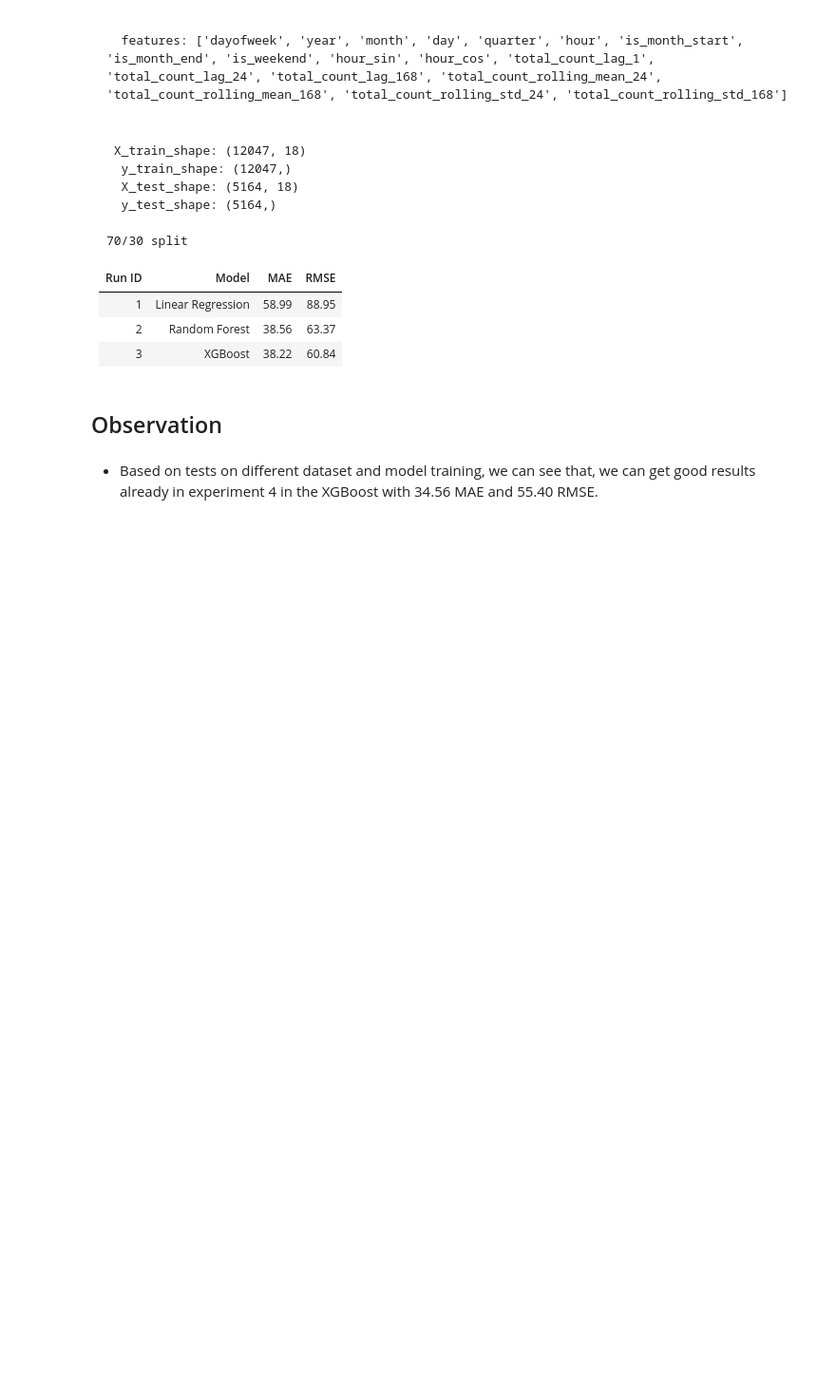
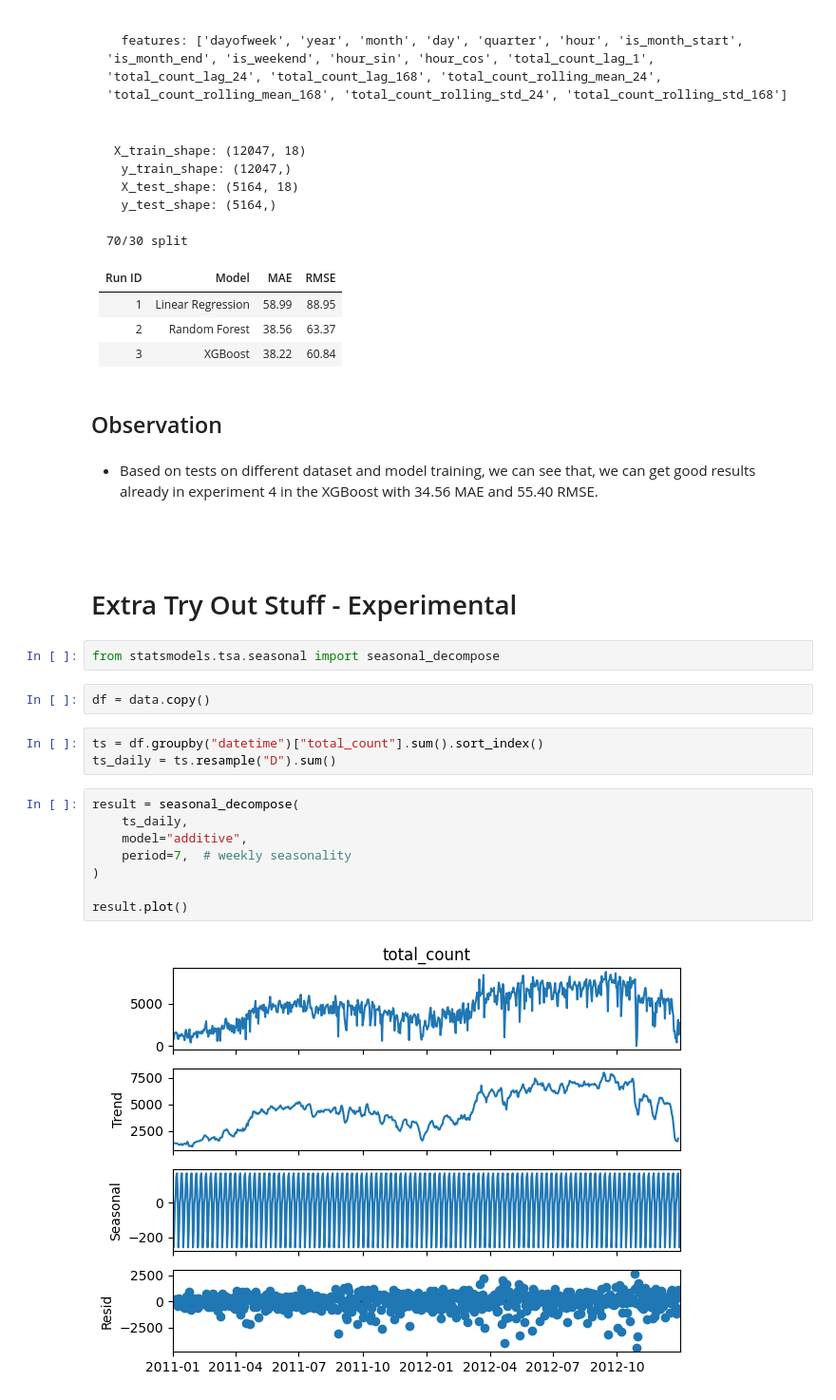
Before and after one commit to jayeshmanani/MLOps-Level3, a Jupyter notebook: week-3/eda.ipynb, the cells around one changed output. Shown at 95% size. Saved outputs shown, nothing was run; the diff lists cells and outputs as text; blank space fills up the shorter version.

Commit message:
some statsmodels trial for seasonal decompose

```diff
--- a/week-3/eda.ipynb
+++ b/week-3/eda.ipynb
@@ -708,3 +702,22 @@ features: ['dayofweek', 'year', 'month', 'day', 'quarter', 'hour', 'is_month_sta
 - Based on tests on different dataset and model training, we can see that, we can get good results already in experiment 4 in the XGBoost with 34.56 MAE and 55.40 RMSE.
 # %% [markdown]
 ###
+# %% [markdown]
+# Extra Try Out Stuff - Experimental
+# %%
+from statsmodels.tsa.seasonal import seasonal_decompose
+# %%
+df = data.copy()
+# %%
+ts = df.groupby("datetime")["total_count"].sum().sort_index()
+ts_daily = ts.resample("D").sum()
+# %%
+result = seasonal_decompose(
+    ts_daily,
+    model="additive",
+    period=7,  # weekly seasonality
+)
+
+result.plot()
+# %% [output]
+[figure, added]
```
Also changed, not shown: parts of 9 cells of this notebook, 2 other files.
